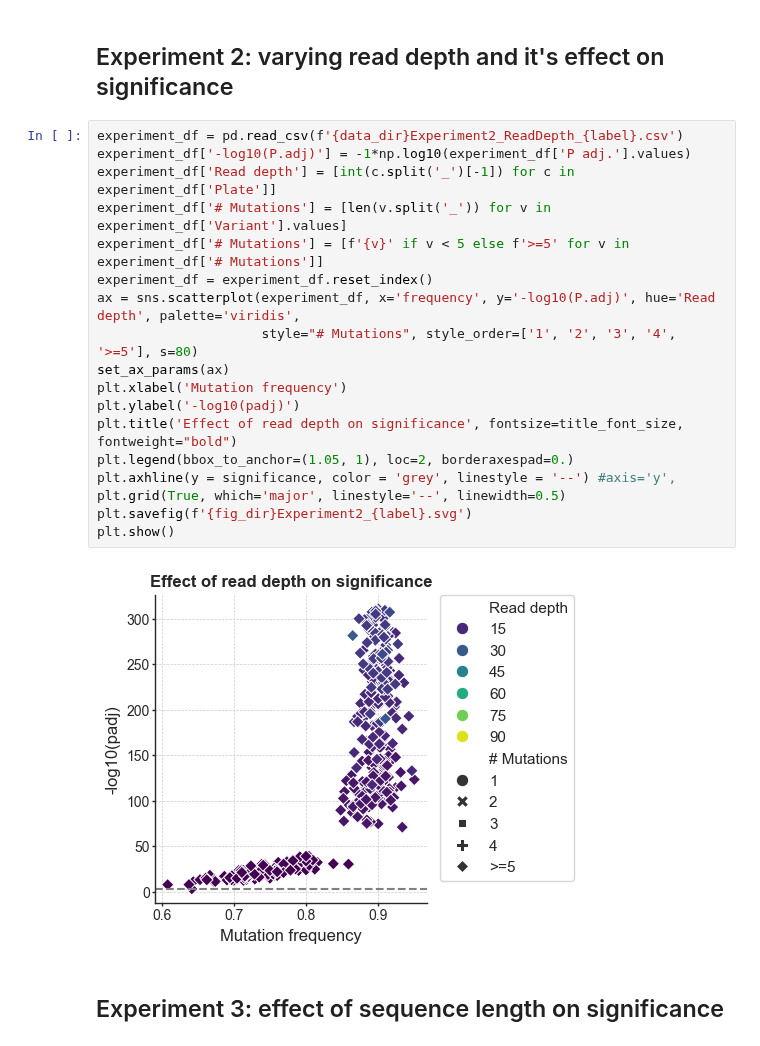
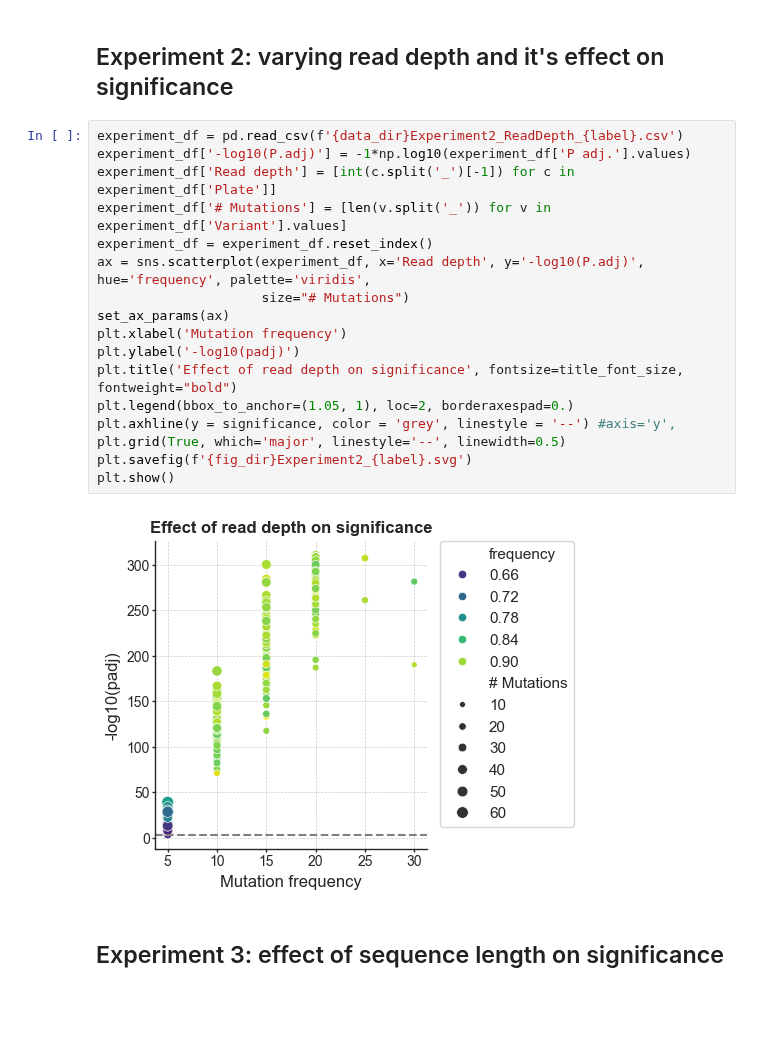
Before and after one commit to fhalab/LevSeq, a Jupyter notebook: simulation/BM3-P411-CIS Figures.ipynb, the cells around one changed output. Drawn from its saved outputs; the diff is of its cells as text; blank space fills up the shorter version.

```diff
--- a/simulation/BM3-P411-CIS Figures.ipynb
+++ b/simulation/BM3-P411-CIS Figures.ipynb
@@ -105,23 +112,22 @@ plt.show()
 # %%
 experiment_df = pd.read_csv(f'{data_dir}Experiment2_ReadDepth_{label}.csv')
 experiment_df['-log10(P.adj)'] = -1*np.log10(experiment_df['P adj.'].values)
 experiment_df['Read depth'] = [int(c.split('_')[-1]) for c in experiment_df['Plate']]
 experiment_df['# Mutations'] = [len(v.split('_')) for v in experiment_df['Variant'].values]
-experiment_df['# Mutations'] = [f'{v}' if v < 5 else f'>=5' for v in experiment_df['# Mutations']]
 experiment_df = experiment_df.reset_index()
-ax = sns.scatterplot(experiment_df, x='frequency', y='-log10(P.adj)', hue='Read depth', palette='viridis',
-                     style="# Mutations", style_order=['1', '2', '3', '4', '>=5'], s=80)
+ax = sns.scatterplot(experiment_df, x='Read depth', y='-log10(P.adj)', hue='frequency', palette='viridis',
+                     size="# Mutations")
 set_ax_params(ax)
 plt.xlabel('Mutation frequency')
 plt.ylabel('-log10(padj)')
 plt.title('Effect of read depth on significance', fontsize=title_font_size, fontweight="bold")
 plt.legend(bbox_to_anchor=(1.05, 1), loc=2, borderaxespad=0.)
 plt.axhline(y = significance, color = 'grey', linestyle = '--') #axis='y',
 plt.grid(True, which='major', linestyle='--', linewidth=0.5)
 plt.savefig(f'{fig_dir}Experiment2_{label}.svg')
 plt.show()
 # %% [output]
-[figure, old version]
+[figure, new version]
 # %% [markdown]
 ## Experiment 3: effect of sequence length on significance
 # %%
```
Also changed, not shown: parts of 6 cells of this notebook, 8 other files.
